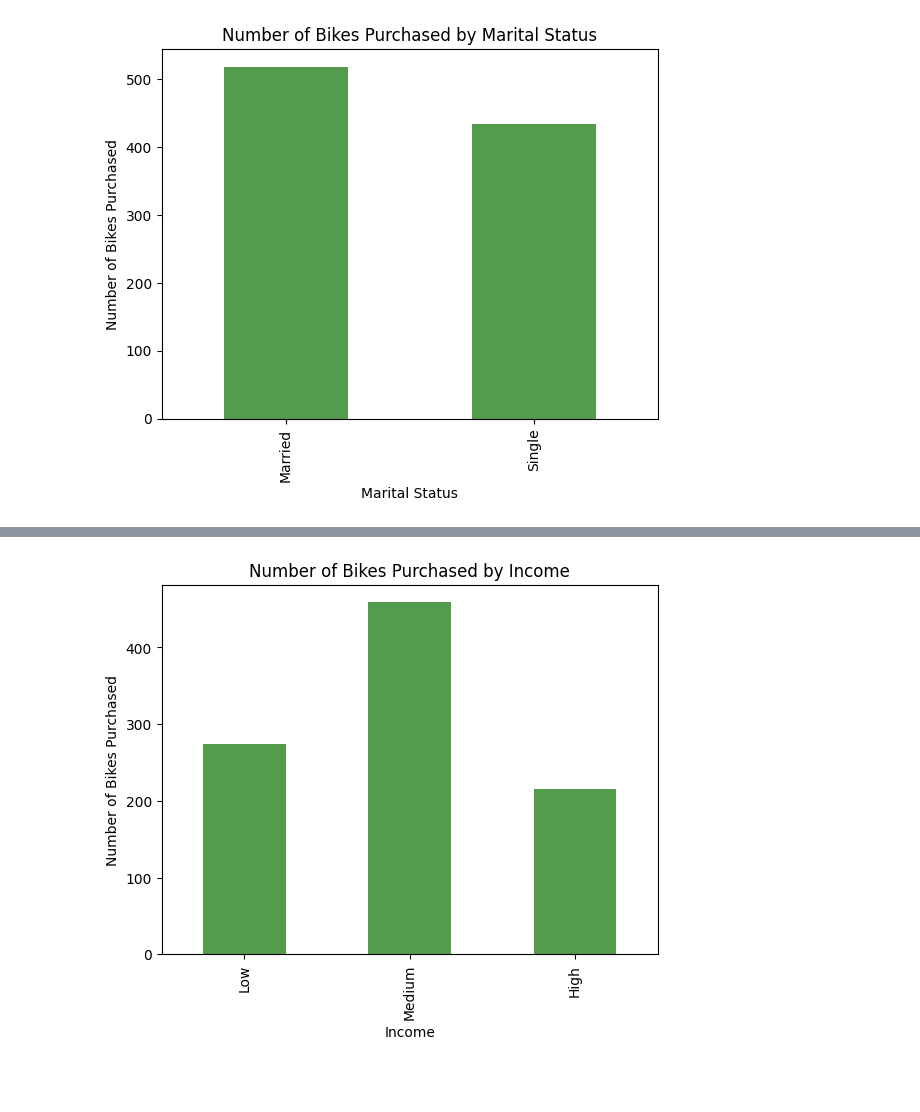
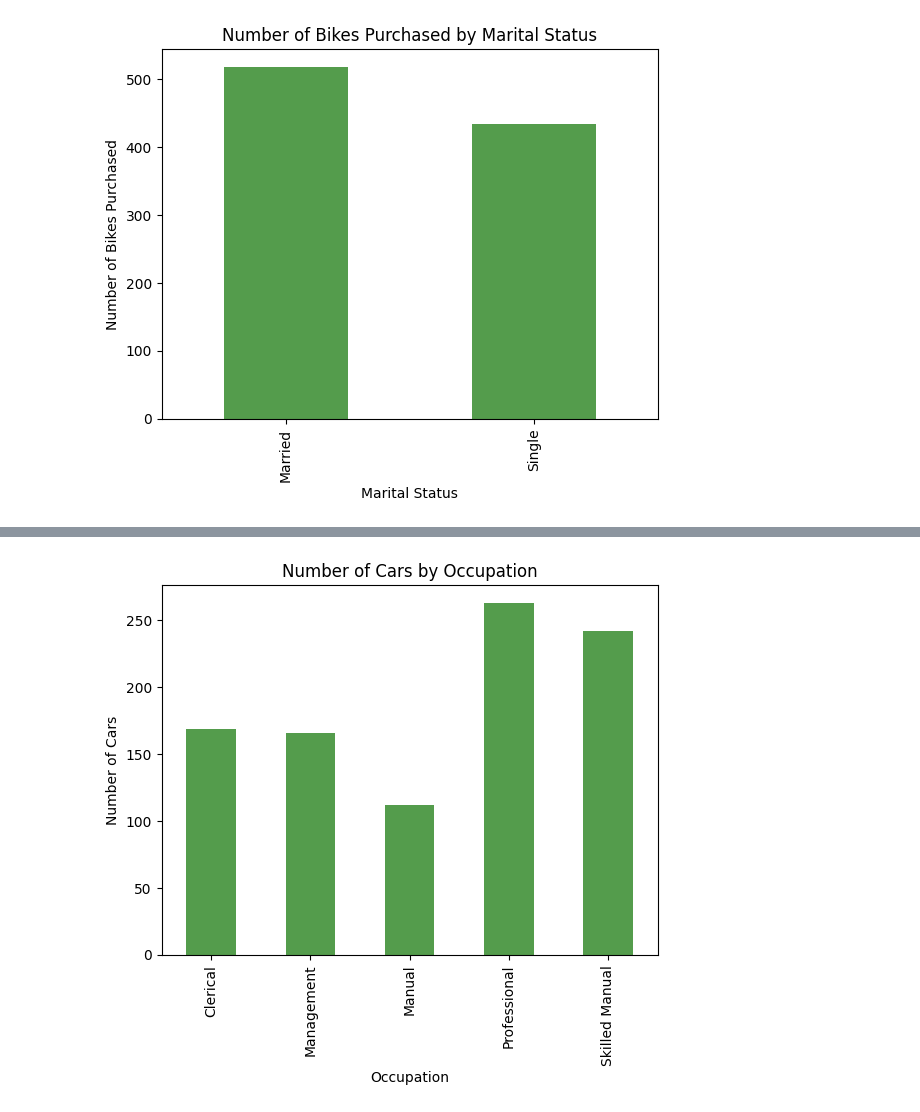
Before and after one commit to FrancoSimonini/bike-buyers-CRISP-DM_G2_CC52, a Jupyter notebook: Code/new_questions_3_7_8.ipynb, the cells around one changed output, grey strips where cells are left out. Cells and saved outputs as stored; diff of their text form; code cells hidden in the pictures; blank space fills up the shorter version.

```diff
--- a/Code/new_questions_3_7_8.ipynb
+++ b/Code/new_questions_3_7_8.ipynb
@@ -32,9 +39,7 @@ plt.show()
 # %%
-#categorize income into low, medium, and high
-#bike_buyers['Income'] = pd.cut(bike_buyers['Income'], bins=[0, 30000, 75000, 150000], labels=['Low', 'Medium', 'High'])
-#show a graph of income vs education
-bike_buyers.groupby('Income').count()['Education'].plot(kind='bar', title='Number of Bikes Purchased by Income',
-                                                                ylabel="Number of Bikes Purchased", xlabel="Income",color="#549c4c")
+#show a graph comparing the amount of Cars of each occupation
+bike_buyers.groupby('Occupation').count()['Cars'].plot(kind='bar', title='Number of Cars by Occupation',
+                                                                ylabel="Number of Cars", xlabel="Occupation",color="#549c4c")
 plt.show()
 # %% [output]
-[figure, old version]
+[figure, new version]
```
Also changed, not shown: parts of 2 cells of this notebook.
